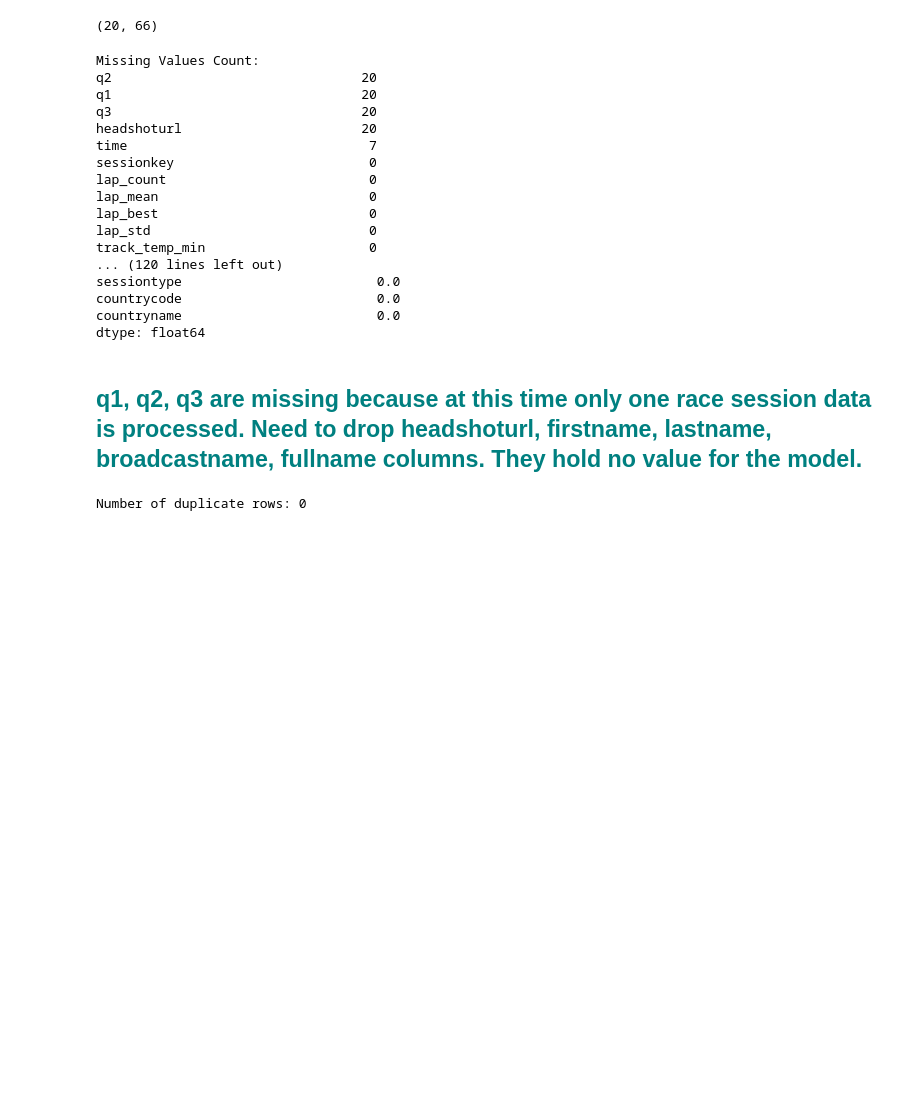
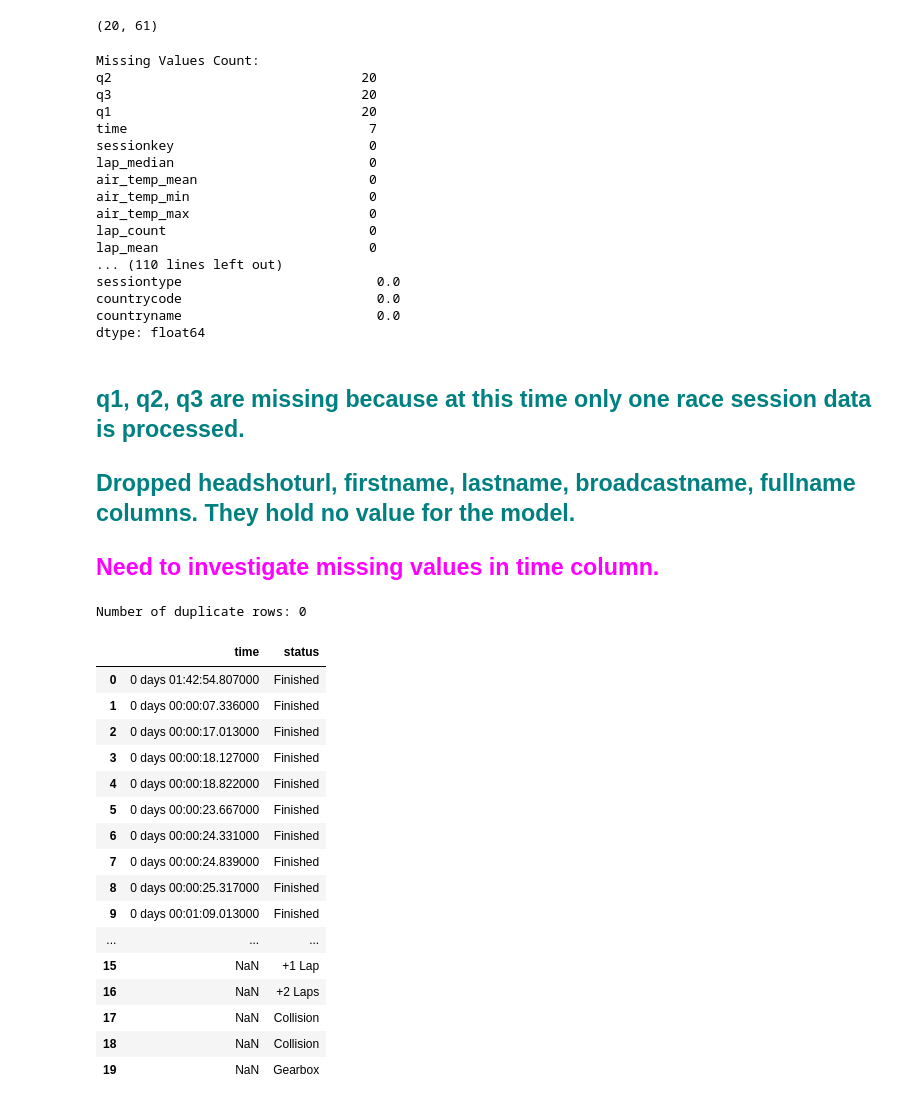
Before and after one commit to bordanattila/F1_Prediction, a Jupyter notebook: notebooks/01.eda.ipynb, the cells around one changed output. Drawn from its saved outputs; the diff is of its cells as text; code cells hidden in the pictures; blank space fills up the shorter version.

```diff
--- a/notebooks/01.eda.ipynb
+++ b/notebooks/01.eda.ipynb
@@ -1,7 +1,7 @@
 # %%
 import pandas as pd
 pd.set_option("display.max_rows", None)
-df = pd.read_csv('../data/interim/csv_files/2018_Monaco_R_organized.csv')
+df = pd.read_csv('../data/interim/organized_csv_files/2018_Monaco_R_organized.csv')
 
 df.head()
 # %% [output]
@@ -35,7 +35,7 @@ memory usage: 10.3+ KB
 # %%
 df.shape
 # %% [output]
-(20, 66)
+(20, 61)
 # %%
 # Missing values check
 missing = df.isnull().sum().sort_values(ascending=False)
@@ -48,25 +48,47 @@ print(missing_percentage)
 # %% [output]
 Missing Values Count:
 q2                                20
+q3                                20
 q1                                20
-q3                                20
-headshoturl                       20
 time                               7
 sessionkey                         0
+lap_median                         0
+air_temp_mean                      0
+air_temp_min                       0
+air_temp_max                       0
 lap_count                          0
 lap_mean                           0
-lap_best                           0
-lap_std                            0
-track_temp_min                     0
-... (120 lines left out)
+... (110 lines left out)
 sessiontype                         0.0
 countrycode                         0.0
 countryname                         0.0
 dtype: float64
 # %% [markdown]
-## <font color='teal'>q1, q2, q3 are missing because at this time only one race session data is processed. Need to drop headshoturl, firstname, lastname, broadcastname, fullname columns. They hold no value for the model.</font>
+## <font color='teal'>q1, q2, q3 are missing because at this time only one race session data is processed.</font>
+## <font color='teal'>Dropped headshoturl, firstname, lastname, broadcastname, fullname columns. They hold no value for the model.</font>
+## <font color='magenta'>Need to investigate missing values in time column.</font>
 # %%
 duplicate_rows = df.duplicated()
 print(f"Number of duplicate rows: {duplicate_rows.sum()}")
 # %% [output]
 Number of duplicate rows: 0
+# %%
+df[['time', 'status']]
+# %% [output]
+|  | time | status |
+| 0 | 0 days 01:42:54.807000 | Finished |
+| 1 | 0 days 00:00:07.336000 | Finished |
+| 2 | 0 days 00:00:17.013000 | Finished |
+| 3 | 0 days 00:00:18.127000 | Finished |
+| 4 | 0 days 00:00:18.822000 | Finished |
+| 5 | 0 days 00:00:23.667000 | Finished |
+| 6 | 0 days 00:00:24.331000 | Finished |
+| 7 | 0 days 00:00:24.839000 | Finished |
+| 8 | 0 days 00:00:25.317000 | Finished |
+| 9 | 0 days 00:01:09.013000 | Finished |
+| ... | ... | ... |
+| 15 | NaN | +1 Lap |
+| 16 | NaN | +2 Laps |
+| 17 | NaN | Collision |
+| 18 | NaN | Collision |
+| 19 | NaN | Gearbox |
```
Also changed, not shown: parts of 16 cells of this notebook, 7 other files.
